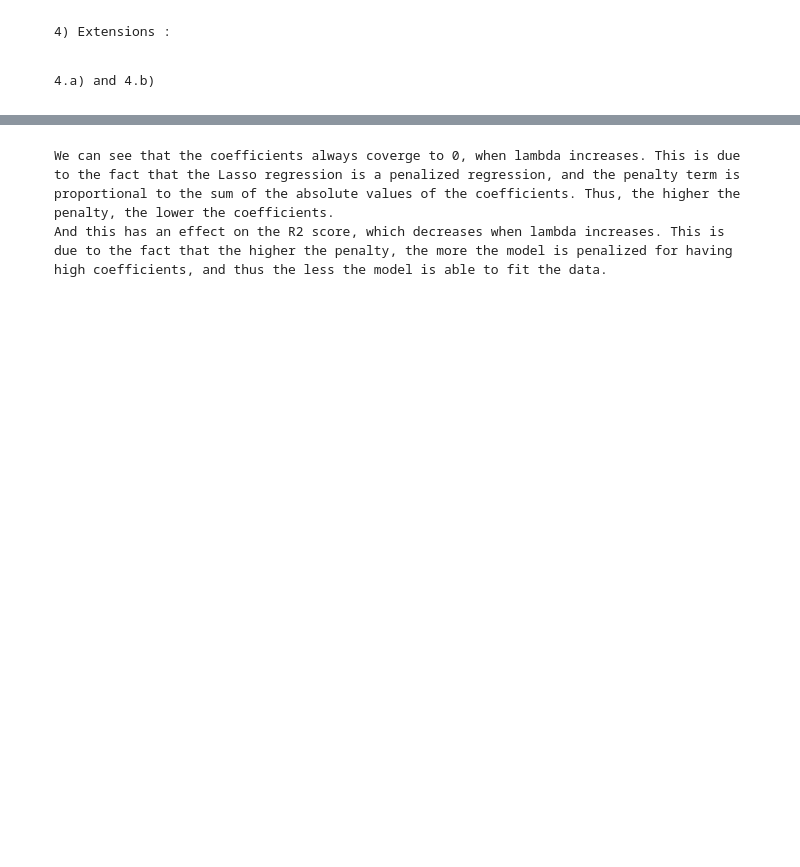
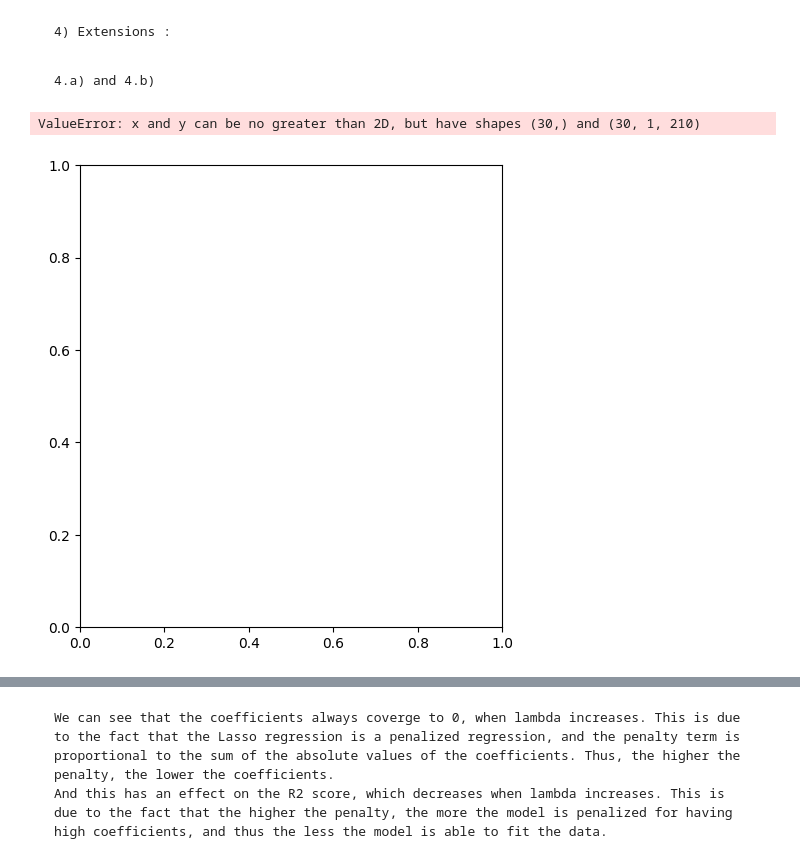
Before and after one commit to iliasslasri/basic-ML-models-Labs, a Jupyter notebook: PW2/SD-TSIA204_lab2_lasri_iliass.ipynb, the cells around one changed output, grey strips where cells are left out. Cells and saved outputs as stored; diff of their text form; code cells hidden in the pictures; blank space fills up the shorter version.

```diff
--- a/PW2/SD-TSIA204_lab2_lasri_iliass.ipynb
+++ b/PW2/SD-TSIA204_lab2_lasri_iliass.ipynb
@@ -259,6 +259,43 @@ plt.show()
     4) Extensions :
 # %% [markdown]
     4.a) and 4.b)
+# %%
+def test(X,Y):
+    alpha_list = np.logspace(-1, 6, 30)
+    teta_list=[]
+    R2_list=[]
+    for alpha in alpha_list:
+        model = Ridge(alpha=alpha)
+        model.fit(X,Y)
+        teta_list.append(model.coef_)
+        R2_list.append(r2_score(Y, model.predict(X)))
+    teta_list=np.array(teta_list)
+    R2_list=np.array(R2_list)
+
+    # Plot the evolution of coefficients
+    plt.figure(figsize=(12, 6))
+    plt.subplot(1, 2, 1)
+    plt.plot(alpha_list, teta_list)
+    plt.xscale('log')
+    plt.xlabel('Alpha (Penalty Parameter)')
+    plt.ylabel('Coefficient Value')
+    plt.title('Evolution of Coefficients')
+
+    # Plot the evolution of R-squared values
+    plt.subplot(1, 2, 2)
+    plt.plot(alpha_list, R2_list, marker='o')
+    plt.xscale('log')
+    plt.xlabel('Alpha (Penalty Parameter)')
+    plt.ylabel('R-squared Value')
+    plt.title('Evolution of R-squared Values')
+
+    plt.tight_layout()
+    plt.show()
+
+test(X_train,y_train)
+# %% [output]
+ValueError: x and y can be no greater than 2D, but have shapes (30,) and (30, 1, 210)
+[figure, added]
 # %%
 # Ridge regression using scikit-learn
 
```
Also changed, not shown: parts of 4 cells of this notebook.
